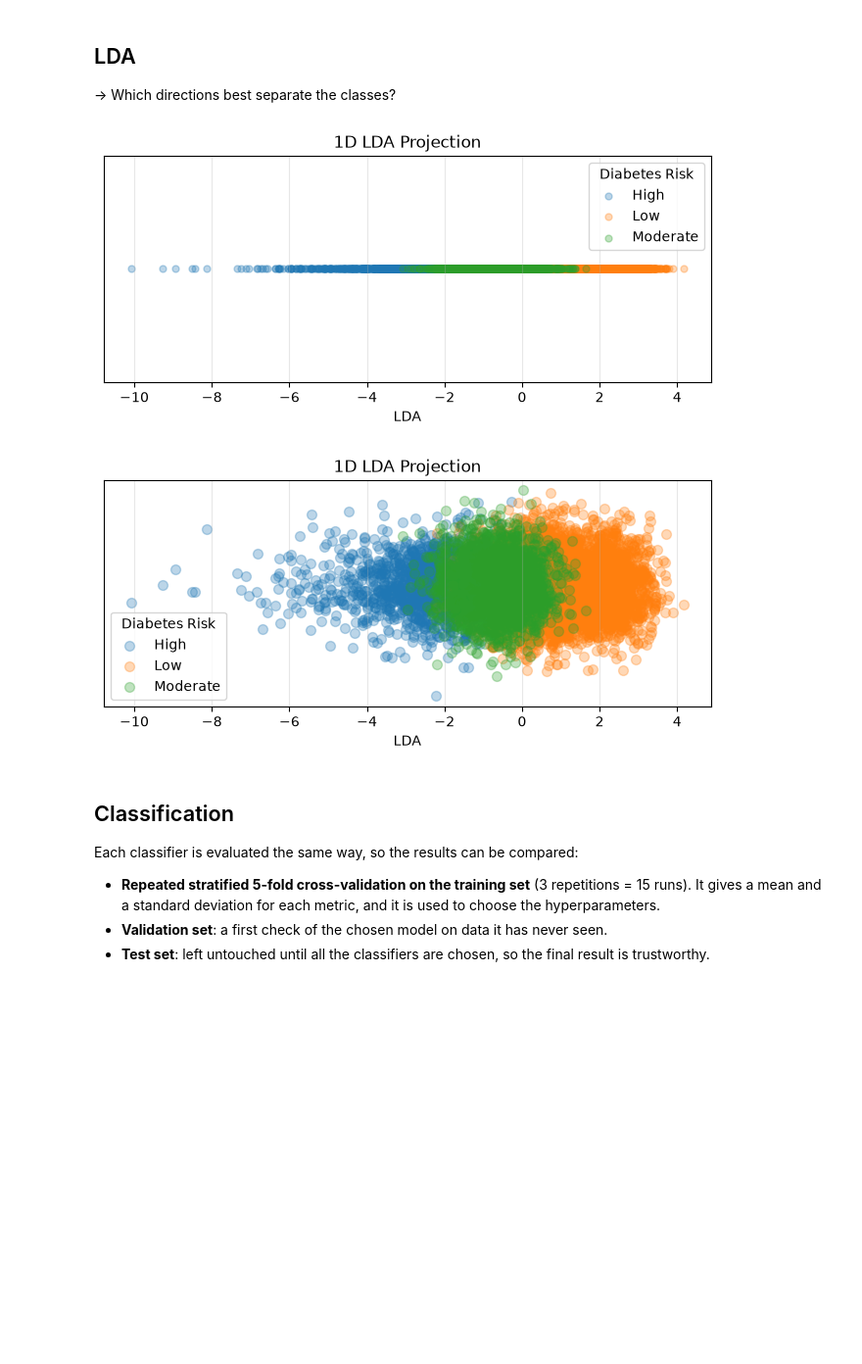
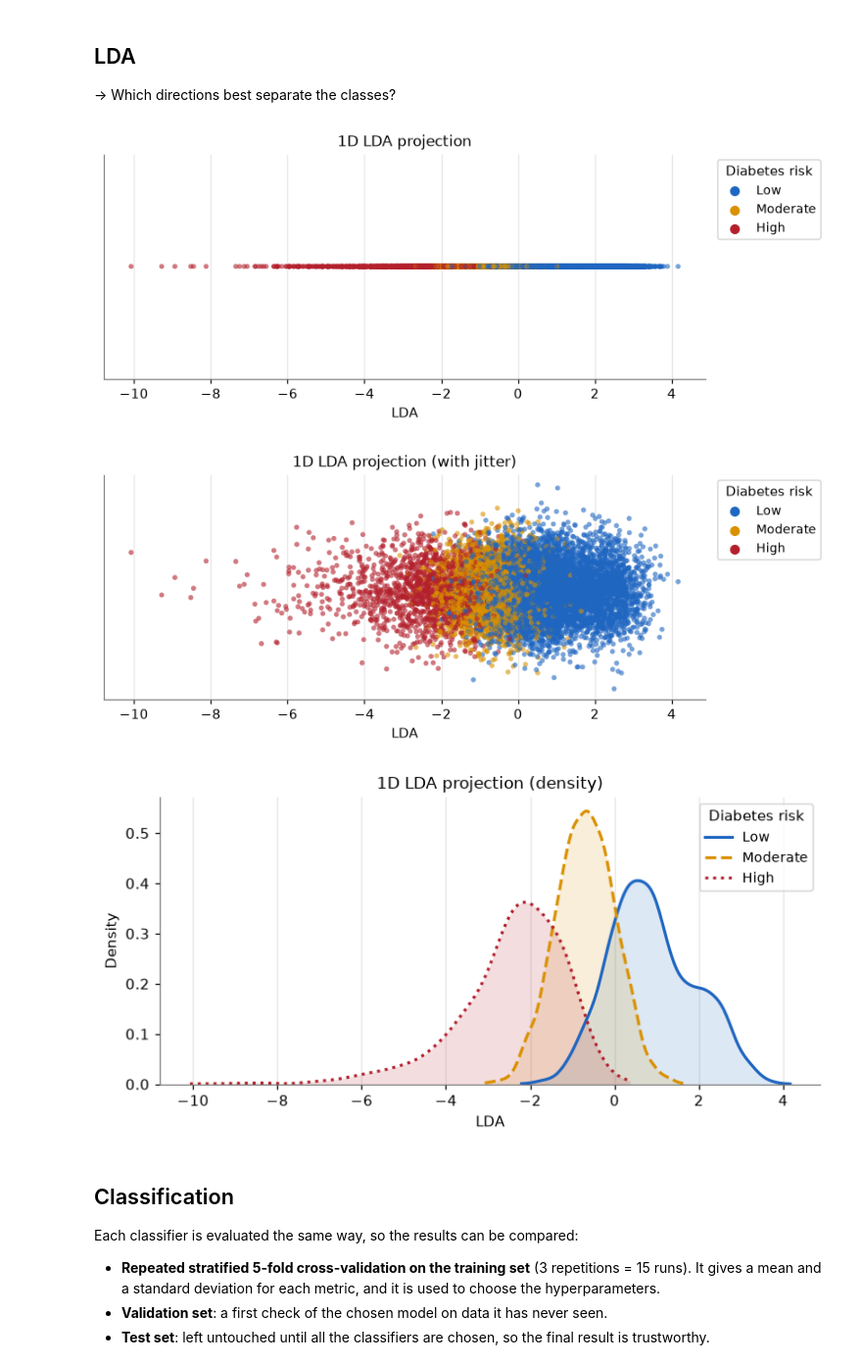
Before and after one commit to rodrigojsm/AC_Project, a Jupyter notebook: AC_project.ipynb, the cells around one changed output. Shown at 98% size. Saved outputs shown, nothing was run; the diff lists cells and outputs as text; code cells hidden in the pictures; blank space fills up the shorter version.

```diff
--- a/AC_project.ipynb
+++ b/AC_project.ipynb
@@ -103,6 +103,17 @@ def save_fig(name):
     plt.savefig(os.path.join(fig_dir, name), bbox_inches='tight')
 
 order = ['Low', 'Moderate', 'High']
+
+colors = {'Low': '#1f66c1', 'Moderate': '#d99100', 'High': '#b3202c'}
+line_styles = {'Low': '-', 'Moderate': '--', 'High': ':'}
+NEUTRAL = '#44546a'
+
+plt.rcParams.update({
+    'font.size': 10, 'axes.titlesize': 11, 'axes.labelsize': 10, 'legend.fontsize': 9,
+    'axes.spines.top': False, 'axes.spines.right': False,
+    'axes.edgecolor': '#777777', 'axes.axisbelow': True, 'grid.color': '#E5E5E5',
+    'figure.dpi': 110, 'savefig.dpi': 300,
+})
 
 numeric_cols = ['age', 'bmi', 'hours_sleep_per_night', 'stress_level', 'fasting_blood_sugar', 'hba1c_level',
                 'blood_pressure_systolic', 'blood_pressure_diastolic', 'waist_circumference_cm']
@@ -260,10 +275,13 @@ def uncorrelated_features(X, scores, threshold=CORR_THRESHOLD):
 
 corr = Xp_train[continuous_cols].corr(method='spearman')
 
-fig, ax = plt.subplots(figsize=(7.5, 6))
+#Correlation Matrix Plot:
+
+fig, ax = plt.subplots(figsize=(8, 7))
 sns.heatmap(corr, annot=True, fmt='.2f', cmap='coolwarm', vmin=-1, vmax=1,
-            annot_kws={'size': 6}, cbar_kws={'shrink': 0.8}, ax=ax)
-ax.tick_params(labelsize=7)
+            annot_kws={'size': 8}, linewidths=0.5,
+            cbar_kws={'shrink': 0.8, 'label': 'Spearman correlation'}, ax=ax)
+ax.tick_params(labelsize=9)
 plt.tight_layout()
 save_fig('fs_correlations.pdf')
 plt.show()
@@ -422,18 +448,28 @@ Variance (%) retained accourding to Scree: 75.6045527784556
 # %%
 from sklearn.discriminant_analysis import LinearDiscriminantAnalysis
 
 Xp_train_norm_df = pd.DataFrame(Xp_train_norm, columns=Xp_train.columns)
 
 lda = LinearDiscriminantAnalysis()
 lda.fit(Xp_train_norm_df, y_train)
 
 transformed = lda.transform(Xp_train_norm_df)
 
+#LDA Projection Plot:
+
 show_PCA_LDA(False, transformed, y_train, "LDA")
+
+#LDA Projection Plot (with jitter):
+
 show_PCA_LDA(True, transformed, y_train, "LDA")
+
+#LDA Density Plot:
+
+show_density(transformed, y_train, "LDA")
 # %% [output]
-[figure, old version]
+[figure, new version]
-[figure, old version]
+[figure, new version]
+[figure, added]
 # %% [markdown]
 ## Classification
 
```
Also changed, not shown: parts of 6 cells of this notebook, 9 other files.
